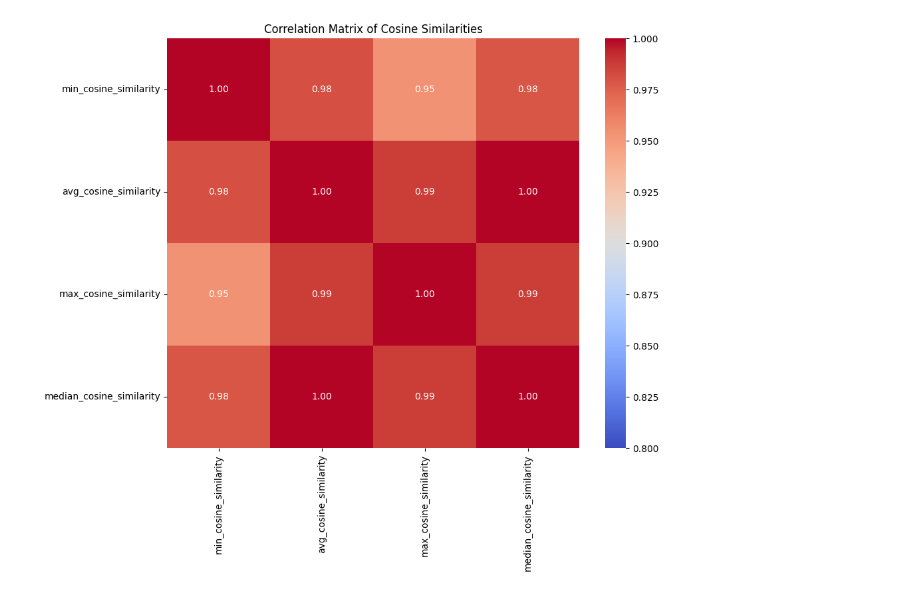
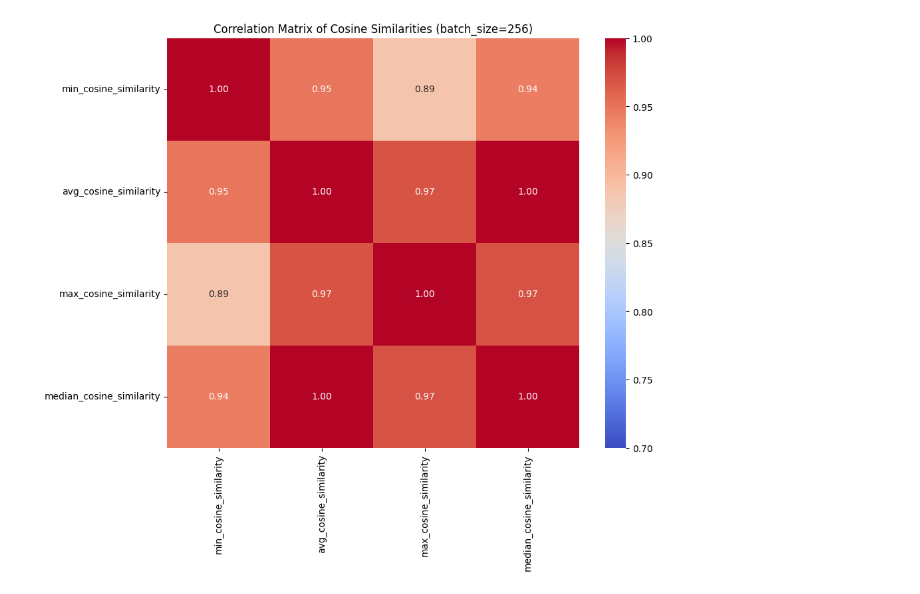
Before and after one commit to baunilhamarga/critical-periods, a Jupyter notebook: plots/gradient_confusion.ipynb, the cells around one changed output. Cells and saved outputs as stored; diff of their text form; code cells hidden in the pictures.

```diff
--- a/plots/gradient_confusion.ipynb
+++ b/plots/gradient_confusion.ipynb
@@ -2,6 +2,8 @@
 import pandas as pd
 import matplotlib.pyplot as plt
 # %%
+batch_size = 256
+
 # Read CSV data into a DataFrame
-df = pd.read_csv('./ResNet44_CIFAR10_gradient_confusion_results.csv')
+df = pd.read_csv(f'./gradient_confusion_results_ResNet44_CIFAR10_batch_size_{batch_size}.csv')
 # %%
@@ -52,16 +52,17 @@ plt.show()
 # %%
 import seaborn as sns
 
 # Calculate the correlation matrix for similarity columns only
 similarity_columns = ['min_cosine_similarity', 'avg_cosine_similarity', 'max_cosine_similarity', 'median_cosine_similarity']
 correlation_matrix_similarity = df[similarity_columns].corr()
 
 # Plot the heatmap with color scale from 0 to 1
 plt.figure(figsize=(10, 8))
-sns.heatmap(correlation_matrix_similarity, annot=True, cmap='coolwarm', fmt='.2f', vmin=0.8, vmax=1)
+sns.heatmap(correlation_matrix_similarity, annot=True, cmap='coolwarm', fmt='.2f', vmin=0.7, vmax=1)
 
 # Adding labels and title
-plt.title('Correlation Matrix of Cosine Similarities')
+plt.title('Correlation Matrix of Cosine Similarities (batch_size=256)')
+plt.savefig(f'./figures/gc_correlation_cos_metrics_{batch_size}.pdf')
 plt.show()
 # %% [output]
-[figure, old version]
+[figure, new version]
```
Also changed, not shown: parts of 3 cells of this notebook, 10 other files.
